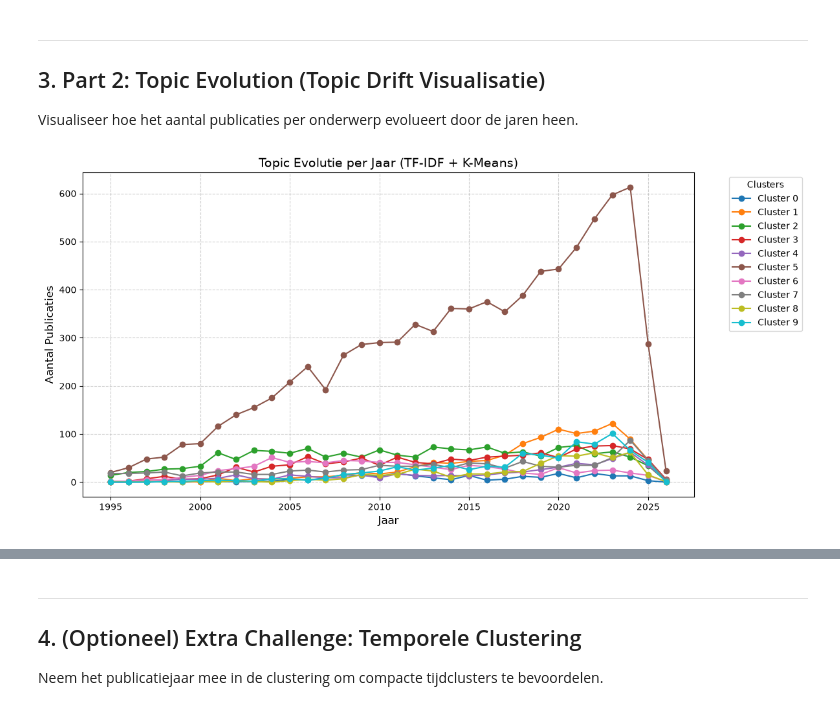
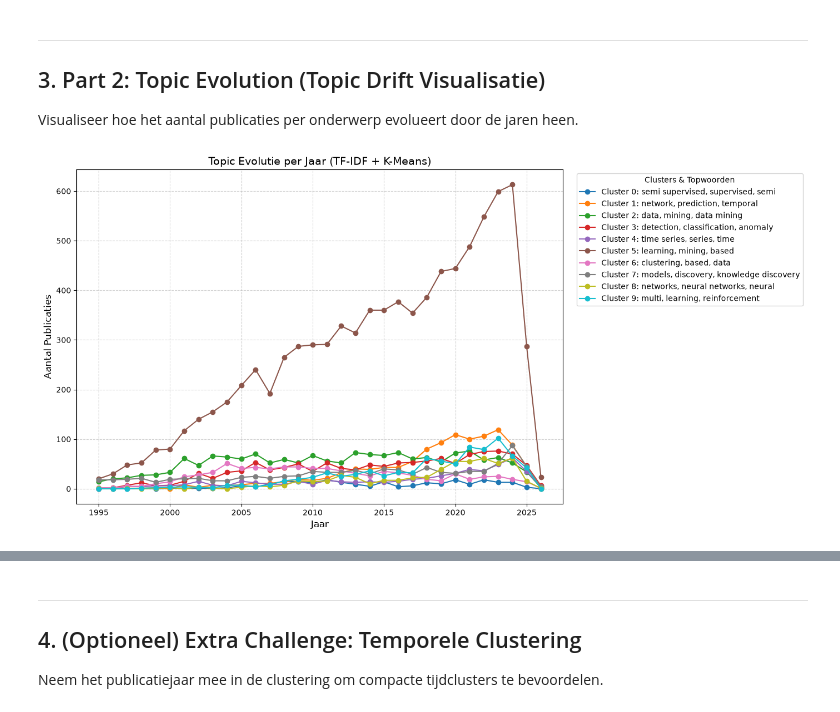
Before and after one commit to MilanM-2262576/Big_Data_2026-2027_Assignment1, a Jupyter notebook: opdracht_2/Topic_Drift.ipynb, the cells around one changed output, grey strips where cells are left out. Drawn from its saved outputs; the diff is of its cells as text; code cells hidden in the pictures.

```diff
--- a/opdracht_2/Topic_Drift.ipynb
+++ b/opdracht_2/Topic_Drift.ipynb
@@ -91,7 +118,14 @@ Cluster 9: multi, learning, reinforcement, reinforcement learning, task, label,
 # %% [markdown]
 ### 2.2 Text Embedding Benadering (BERTopic)
 # %%
-topic_model = BERTopic(language="english", calculate_probabilities=False, verbose=True)
+topic_model = BERTopic(
+    vectorizer_model=CountVectorizer(stop_words="english"),  #geef vectorizer mee aan BERTopic die stopwoorden in engels negeerd
+    language="english",
+    nr_topics=10,
+    calculate_probabilities=False,
+    verbose=True
+)
+
 topics, _ = topic_model.fit_transform(df['title'])
 
 df["bertopic_cluster"] = topics
@@ -132,25 +170,51 @@ print(topic_info.head(10)) # toon de belangrijkste gevonden topics
 ## 3. Part 2: Topic Evolution (Topic Drift Visualisatie)
 Visualiseer hoe het aantal publicaties per onderwerp evolueert door de jaren heen.
 # %%
+# EERSTE GRAFIEK : de hele plot
 import matplotlib.pyplot as plt
+import numpy as np
 
-# 1. Groepeer de data per jaar en per cluster, en tel het aantal artikelen
+# 1. Haal de feature namen en centroids op
+feature_names = np.array(tfidf_vectorizer.get_feature_names_out())
+order_centroids = kmeans.cluster_centers_.argsort()[:, ::-1]
+
+# 2. Maak een dictionary/lijst met aangepaste legenda-labels
+cluster_legend_labels = {}
+for i in range(num_clusters):
+    # Selecteer de top 3 meest representatieve woorden
+    top_words = feature_names[order_centroids[i, :3]]
+    keywords = ", ".join(top_words)
+    # Formaat: "Cluster 0: woord1, woord2, woord3"
+    cluster_legend_labels[i] = f"Cluster {i}: {keywords}"
+
+# 3. Groepeer de data per jaar
 df_evolution_kmeans = df.groupby(['year', 'cluster_tfidf']).size().unstack(fill_value=0)
 
-# 2. Geef de kolommen nette namen
-df_evolution_kmeans.columns = [f"Cluster {i}" for i in df_evolution_kmeans.columns]
+# 4. Maak de visualisatie
+plt.figure(figsize=(14, 7))
 
-# 3. Visualisatie met Matplotlib
-plt.figure(figsize=(12, 6))
-for column in df_evolution_kmeans.columns:
-    plt.plot(df_evolution_kmeans.index, df_evolution_kmeans[column], marker='o', label=column)
+for col_idx in df_evolution_kmeans.columns:
+    plt.plot(
+        df_evolution_kmeans.index,
+        df_evolution_kmeans[col_idx],
+        marker='o',
+        label=cluster_legend_labels[col_idx]  # Gebruik het aangepaste label
+    )
 
 plt.title("Topic Evolutie per Jaar (TF-IDF + K-Means)", fontsize=14)
 plt.xlabel("Jaar", fontsize=12)
 plt.ylabel("Aantal Publicaties", fontsize=12)
 plt.grid(True, linestyle="--", alpha=0.6)
-plt.legend(title="Clusters", bbox_to_anchor=(1.05, 1), loc='upper left')
+
+# Plaats de legende buiten de grafiek aan de rechterkant zodat de tekst niet overlapt
+plt.legend(
+    title="Clusters & Topwoorden",
+    bbox_to_anchor=(1.02, 1),
+    loc='upper left',
+    frameon=True
+)
+
 plt.tight_layout()
 plt.show()
 # %% [output]
-[figure, old version]
+[figure, new version]
```
Also changed, not shown: parts of 14 cells of this notebook, 2 other files.
